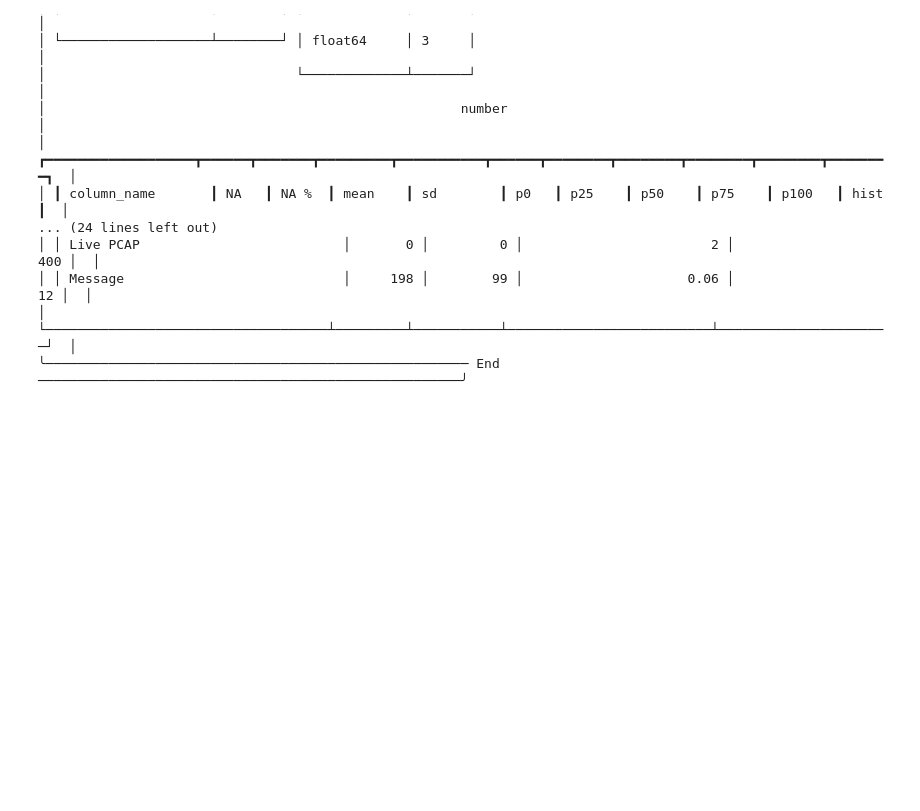
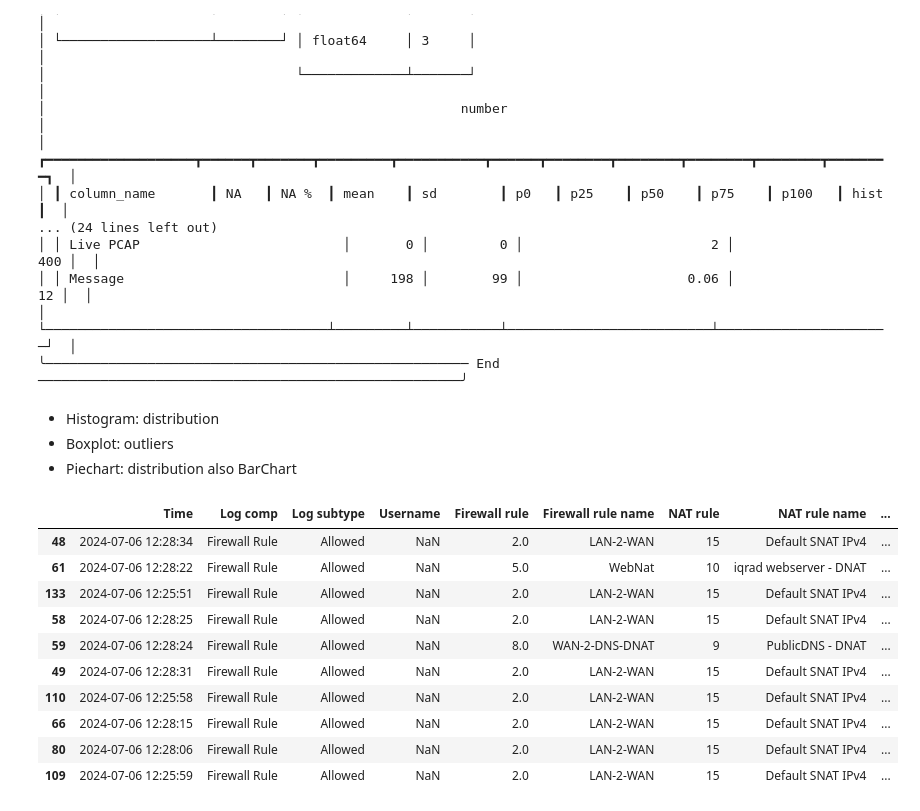
Before and after one commit to sondosaabed/Data-Analyst-Nanodegree, a Jupyter notebook: case-studies/firewall-caseStudy/Case_Study2_Log_Analysis.ipynb, the cells around one changed output. Cells and saved outputs as stored; diff of their text form; code cells hidden in the pictures; blank space fills up the shorter version.

```diff
--- a/case-studies/firewall-caseStudy/Case_Study2_Log_Analysis.ipynb
+++ b/case-studies/firewall-caseStudy/Case_Study2_Log_Analysis.ipynb
@@ -140,3 +162,21 @@ skim(df)
 │ │ Message                            │     198 │        99 │                     0.06 │                   12 │  │
 │ └────────────────────────────────────┴─────────┴───────────┴──────────────────────────┴──────────────────────┘  │
 ╰────────────────────────────────────────────────────── End ──────────────────────────────────────────────────────╯
+# %% [markdown]
+- Histogram: distribution
+- Boxplot: outliers
+- Piechart: distribution also BarChart
+# %%
+df.sample(10)
+# %% [output]
+|  | Time | Log comp | Log subtype | Username | Firewall rule | Firewall rule name | NAT rule | NAT rule name | ... |
+| 48 | 2024-07-06 12:28:34 | Firewall Rule | Allowed | NaN | 2.0 | LAN-2-WAN | 15 | Default SNAT IPv4 | ... |
+| 61 | 2024-07-06 12:28:22 | Firewall Rule | Allowed | NaN | 5.0 | WebNat | 10 | iqrad webserver - DNAT | ... |
+| 133 | 2024-07-06 12:25:51 | Firewall Rule | Allowed | NaN | 2.0 | LAN-2-WAN | 15 | Default SNAT IPv4 | ... |
+| 58 | 2024-07-06 12:28:25 | Firewall Rule | Allowed | NaN | 2.0 | LAN-2-WAN | 15 | Default SNAT IPv4 | ... |
+| 59 | 2024-07-06 12:28:24 | Firewall Rule | Allowed | NaN | 8.0 | WAN-2-DNS-DNAT | 9 | PublicDNS - DNAT | ... |
+| 49 | 2024-07-06 12:28:31 | Firewall Rule | Allowed | NaN | 2.0 | LAN-2-WAN | 15 | Default SNAT IPv4 | ... |
+| 110 | 2024-07-06 12:25:58 | Firewall Rule | Allowed | NaN | 2.0 | LAN-2-WAN | 15 | Default SNAT IPv4 | ... |
+| 66 | 2024-07-06 12:28:15 | Firewall Rule | Allowed | NaN | 2.0 | LAN-2-WAN | 15 | Default SNAT IPv4 | ... |
+| 80 | 2024-07-06 12:28:06 | Firewall Rule | Allowed | NaN | 2.0 | LAN-2-WAN | 15 | Default SNAT IPv4 | ... |
+| 109 | 2024-07-06 12:25:59 | Firewall Rule | Allowed | NaN | 2.0 | LAN-2-WAN | 15 | Default SNAT IPv4 | ... |
```
Also changed, not shown: parts of 9 cells of this notebook.
